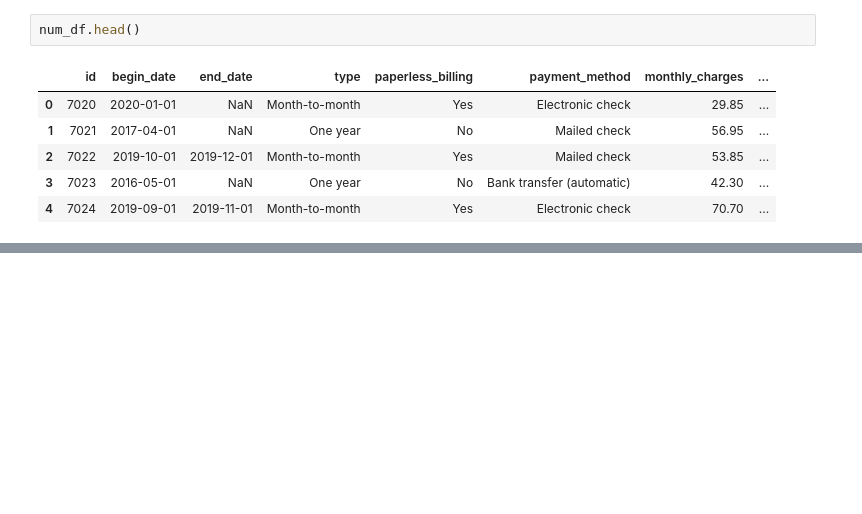
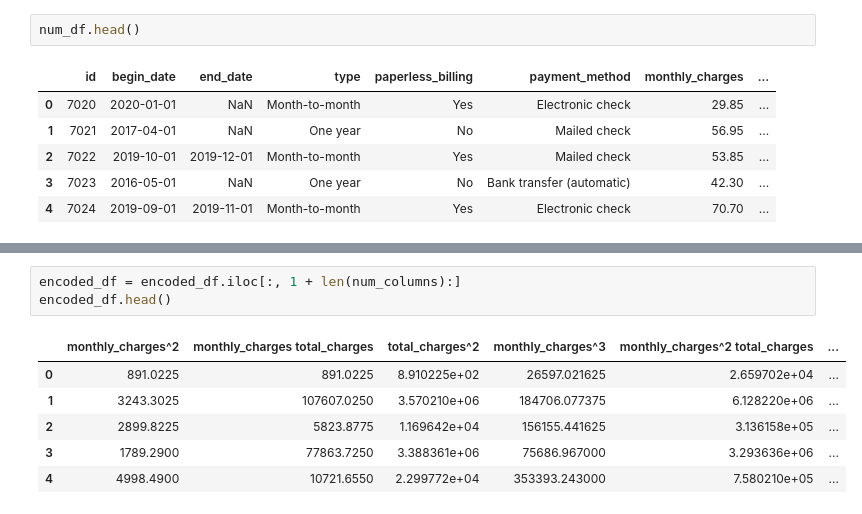
Before and after one commit to kruglikovAlex/mle-mlflow, a Jupyter notebook: notebooks/mlflow_EDA_t3_6_l5_11.ipynb, the cells around one changed output, grey strips where cells are left out. Saved outputs shown, nothing was run; the diff lists cells and outputs as text; blank space fills up the shorter version.

```diff
--- a/notebooks/mlflow_EDA_t3_6_l5_11.ipynb
+++ b/notebooks/mlflow_EDA_t3_6_l5_11.ipynb
@@ -258,0 +318,10 @@ num_df.head()
+# %%
+encoded_df = encoded_df.iloc[:, 1 + len(num_columns):]
+encoded_df.head()
+# %% [output]
+|  | monthly_charges^2 | monthly_charges total_charges | total_charges^2 | monthly_charges^3 | monthly_charges^2 total_charges | ... |
+| 0 | 891.0225 | 891.0225 | 8.910225e+02 | 26597.021625 | 2.659702e+04 | ... |
+| 1 | 3243.3025 | 107607.0250 | 3.570210e+06 | 184706.077375 | 6.128220e+06 | ... |
+| 2 | 2899.8225 | 5823.8775 | 1.169642e+04 | 156155.441625 | 3.136158e+05 | ... |
+| 3 | 1789.2900 | 77863.7250 | 3.388361e+06 | 75686.967000 | 3.293636e+06 | ... |
+| 4 | 4998.4900 | 10721.6550 | 2.299772e+04 | 353393.243000 | 7.580210e+05 | ... |
```
Also changed, not shown: parts of 67 cells of this notebook, 6 other files.
